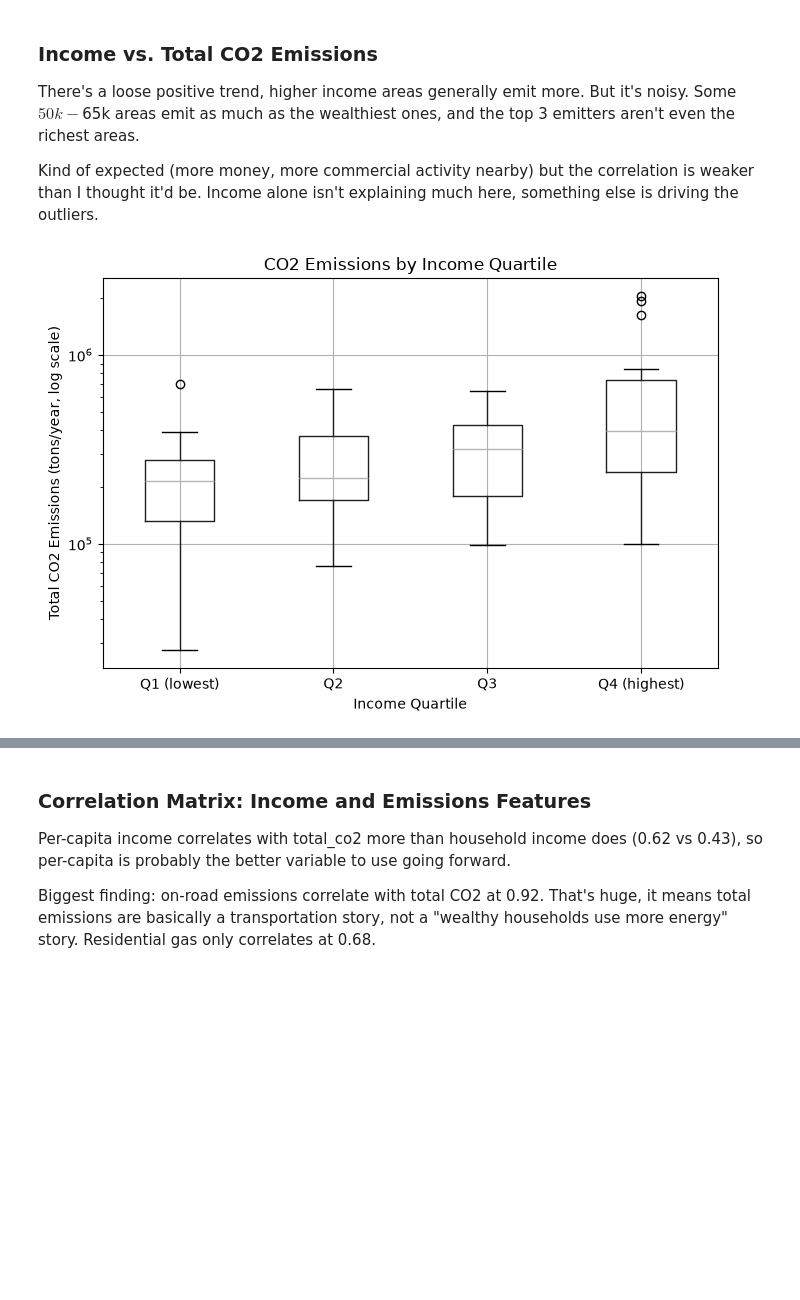
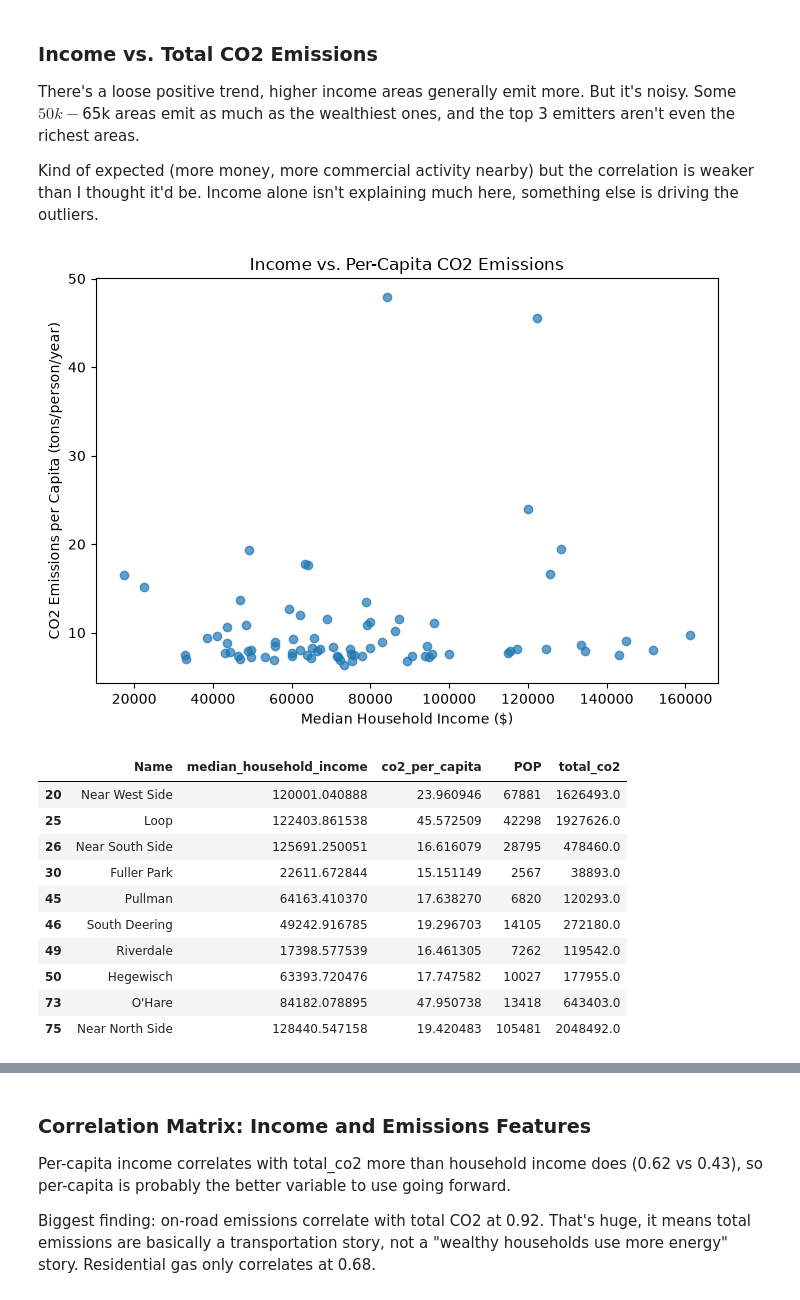
Before and after one commit to doctorplatypus/Socioeconomic-Health-Disparities, a Jupyter notebook: Ani_Data.ipynb, the cells around one changed output, grey strips where cells are left out. Drawn from its saved outputs; the diff is of its cells as text; code cells hidden in the pictures; blank space fills up the shorter version.

```diff
--- a/Ani_Data.ipynb
+++ b/Ani_Data.ipynb
@@ -127,12 +131,26 @@ CO2 is way more skewed. Most areas are under 500k tons/year but a few blow past
 
 This skew is why I don't think total emissions alone is a fair comparison across areas. Probably need a per-person version next.
 # %%
+import numpy as np
+
 fig, ax = plt.subplots(figsize=(7, 5))
 ax.scatter(merged["median_household_income"], merged["total_co2"], alpha=0.7)
 ax.set_yscale("log")
+
+# trend line (fit on log-transformed y since it's log scale)
+x = merged["median_household_income"]
+y = np.log10(merged["total_co2"])
+z = np.polyfit(x, y, 1)
+x_line = np.linspace(x.min(), x.max(), 100)
+y_line = 10 ** np.polyval(z, x_line)
+ax.plot(x_line, y_line, color="red", linewidth=2, label="Trend line")
+
 ax.set_xlabel("Median Household Income ($)")
 ax.set_ylabel("Total CO2 Emissions (tons/year, log scale)")
 ax.set_title("Income vs. Total CO2 Emissions by Community Area")
+ax.legend()
 plt.tight_layout()
+
 plt.show()
+merged["co2_per_capita"] = merged["total_co2"] / merged["POP"]
 # %% [output]
@@ -144,17 +162,27 @@ There's a loose positive trend, higher income areas generally emit more. But it'
 
 Kind of expected (more money, more commercial activity nearby) but the correlation is weaker than I thought it'd be. Income alone isn't explaining much here, something else is driving the outliers.
 # %%
-merged["income_quartile"] = pd.qcut(merged["median_household_income"], 4, labels=["Q1 (lowest)", "Q2", "Q3", "Q4 (highest)"])
-
 fig, ax = plt.subplots(figsize=(7, 5))
-merged.boxplot(column="total_co2", by="income_quartile", ax=ax)
-ax.set_yscale("log")
-ax.set_xlabel("Income Quartile")
-ax.set_ylabel("Total CO2 Emissions (tons/year, log scale)")
-ax.set_title("CO2 Emissions by Income Quartile")
-plt.suptitle("")
+ax.scatter(merged["median_household_income"], merged["co2_per_capita"], alpha=0.7)
+ax.set_xlabel("Median Household Income ($)")
+ax.set_ylabel("CO2 Emissions per Capita (tons/person/year)")
+ax.set_title("Income vs. Per-Capita CO2 Emissions")
 plt.tight_layout()
 plt.show()
+
+merged["median_household_income"].corr(merged["co2_per_capita"])
+merged[merged["co2_per_capita"] > 15][["Name", "median_household_income", "co2_per_capita", "POP", "total_co2"]]
 # %% [output]
-[figure, old version]
+[figure, new version]
+|  | Name | median_household_income | co2_per_capita | POP | total_co2 |
+| 20 | Near West Side | 120001.040888 | 23.960946 | 67881 | 1626493.0 |
+| 25 | Loop | 122403.861538 | 45.572509 | 42298 | 1927626.0 |
+| 26 | Near South Side | 125691.250051 | 16.616079 | 28795 | 478460.0 |
+| 30 | Fuller Park | 22611.672844 | 15.151149 | 2567 | 38893.0 |
+| 45 | Pullman | 64163.410370 | 17.638270 | 6820 | 120293.0 |
+| 46 | South Deering | 49242.916785 | 19.296703 | 14105 | 272180.0 |
+| 49 | Riverdale | 17398.577539 | 16.461305 | 7262 | 119542.0 |
+| 50 | Hegewisch | 63393.720476 | 17.747582 | 10027 | 177955.0 |
+| 73 | O'Hare | 84182.078895 | 47.950738 | 13418 | 643403.0 |
+| 75 | Near North Side | 128440.547158 | 19.420483 | 105481 | 2048492.0 |
 # %% [markdown]
```
Also changed, not shown: parts of 4 cells of this notebook.
